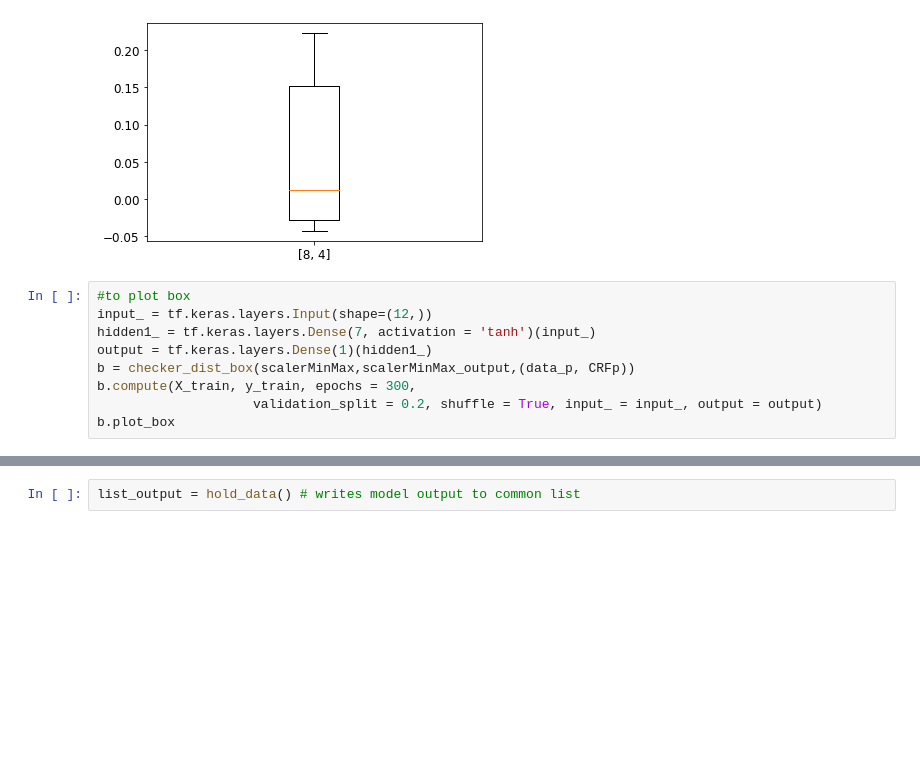
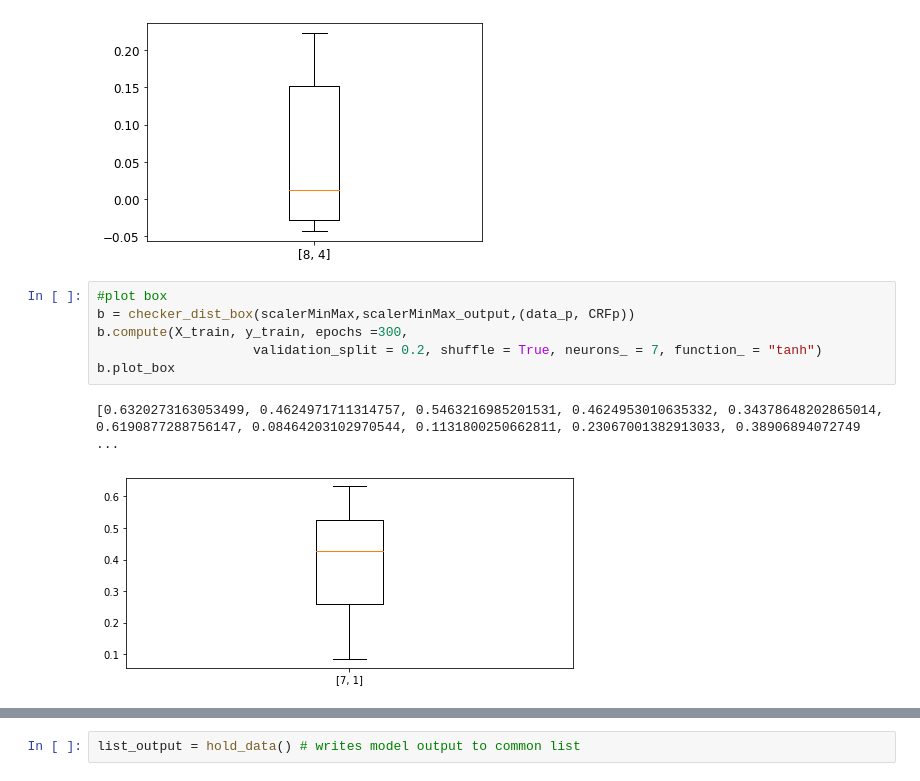
Before and after one commit to d-jus/tf_pipeline, a Jupyter notebook: SSN CRF - p & CRF - m.ipynb, the cells around one changed output, grey strips where cells are left out. Drawn from its saved outputs; the diff is of its cells as text; blank space fills up the shorter version.

```diff
--- a/SSN CRF - p & CRF - m.ipynb
+++ b/SSN CRF - p & CRF - m.ipynb
@@ -434,11 +435,11 @@ a.plot_box   #Coef Pearson for random input and output
 # %% [output]
 [figure]
 # %%
-#to plot box
-input_ = tf.keras.layers.Input(shape=(12,))
-hidden1_ = tf.keras.layers.Dense(7, activation = 'tanh')(input_)
-output = tf.keras.layers.Dense(1)(hidden1_)
+#plot box
 b = checker_dist_box(scalerMinMax,scalerMinMax_output,(data_p, CRFp))
-b.compute(X_train, y_train, epochs = 300,
-                    validation_split = 0.2, shuffle = True, input_ = input_, output = output)
+b.compute(X_train, y_train, epochs =300,
+                    validation_split = 0.2, shuffle = True, neurons_ = 7, function_ = "tanh")
 b.plot_box
+# %% [output]
+[0.6320273163053499, 0.4624971711314757, 0.5463216985201531, 0.4624953010635332, 0.34378648202865014, 0.6190877288756147, 0.08464203102970544, 0.1131800250662811, 0.23067001382913033, 0.38906894072749 ...
+[figure, added]
```
Also changed, not shown: parts of 10 cells of this notebook, 1 other file.
